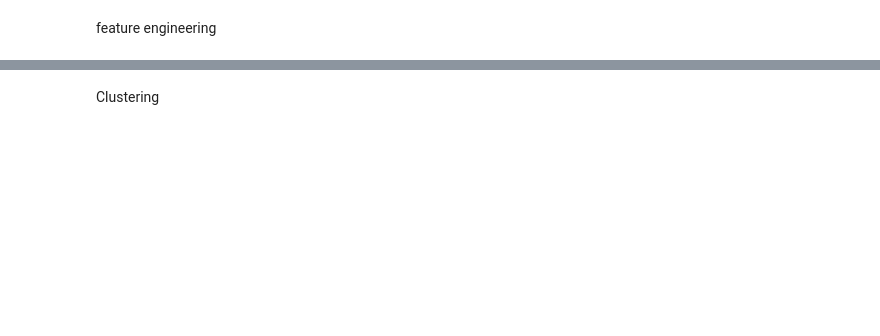
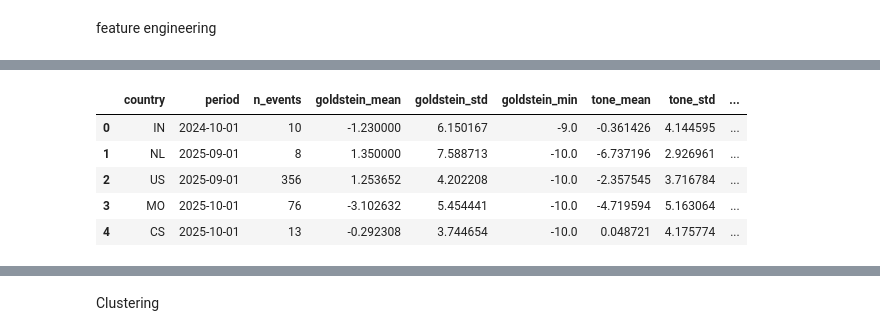
Before and after one commit to limerya/FINAL_bigdata, a Jupyter notebook: bigdata_project.ipynb, the cells around one changed output, grey strips where cells are left out. Saved outputs shown, nothing was run; the diff lists cells and outputs as text; code cells hidden in the pictures; blank space fills up the shorter version.

```diff
--- a/bigdata_project.ipynb
+++ b/bigdata_project.ipynb
@@ -25,6 +51,0 @@ Found 50 files
-# %%
-df = pd.concat([pd.read_parquet(f) for f in files], ignore_index=True)
-print(f"Total rows loaded: {len(df):,}")
-print(f"Memory usage: {df.memory_usage(deep=True).sum() / 1e6:.1f} MB")
-print(f"\nSQLDATE range: {df['SQLDATE'].min()} to {df['SQLDATE'].max()}")
-print(f"DATEADDED range: {df['DATEADDED'].min()} to {df['DATEADDED'].max()}")
@@ -599,0 +571,10 @@ panel.head()
+# %%
+import pandas as pd
+import numpy as np
+from sklearn.preprocessing import StandardScaler
+from sklearn.decomposition import PCA
+
+# Re-read cleaned data with Spark
+CLEAN_PATH = '/content/drive/MyDrive/gdelt_data/cleaned/events_cleaned.parquet'
+sdf = spark.read.parquet(CLEAN_PATH)
+print(f"Loaded {sdf.count():,} events")
@@ -599,0 +583,58 @@ panel.head()
+# %%
+TIME_BUCKET = 'month'        # 'month' or 'week'
+MIN_EVENTS_PER_BUCKET = 5
+
+# ---- Core aggregates ----
+agg = (sdf
+    .withColumnRenamed('ActionGeo_CountryCode', 'country')
+    .withColumnRenamed(TIME_BUCKET, 'period')
+    .groupBy('country', 'period')
+    .agg(
+        F.count('GLOBALEVENTID').alias('n_events'),
+        F.mean('GoldsteinScale').alias('goldstein_mean'),
+        F.stddev('GoldsteinScale').alias('goldstein_std'),
+        F.min('GoldsteinScale').alias('goldstein_min'),
+        F.mean('AvgTone').alias('tone_mean'),
+        F.stddev('AvgTone').alias('tone_std'),
+        F.sum('NumMentions').alias('mentions_sum'),
+        F.mean('NumMentions').alias('mentions_mean'),
+        F.mean('NumSources').alias('sources_mean'),
+        F.countDistinct('Actor1CountryCode').alias('n_unique_actor1'),
+        F.countDistinct('Actor2CountryCode').alias('n_unique_actor2'),
+    ))
+
+# ---- QuadClass pivot ----
+quad = (sdf
+    .withColumnRenamed('ActionGeo_CountryCode', 'country')
+    .withColumnRenamed(TIME_BUCKET, 'period')
+    .groupBy('country', 'period')
+    .pivot('QuadClass', [1, 2, 3, 4])
+    .count()
+    .fillna(0))
+
+for q in [1, 2, 3, 4]:
+    quad = quad.withColumnRenamed(str(q), f'quad_{q}_count')
+
+# ---- Merge + derived ratios (all in Spark) ----
+panel_sdf = (agg.join(quad, ['country', 'period'], 'left')
+    .fillna(0, subset=[f'quad_{q}_count' for q in [1, 2, 3, 4]])
+    .withColumn('verbal_coop_ratio',       F.col('quad_1_count') / F.col('n_events'))
+    .withColumn('material_coop_ratio',     F.col('quad_2_count') / F.col('n_events'))
+    .withColumn('verbal_conflict_ratio',   F.col('quad_3_count') / F.col('n_events'))
+    .withColumn('material_conflict_ratio', F.col('quad_4_count') / F.col('n_events'))
+    .withColumn('any_conflict_ratio',
+                (F.col('quad_3_count') + F.col('quad_4_count')) / F.col('n_events'))
+    .filter(F.col('n_events') >= MIN_EVENTS_PER_BUCKET)
+    .fillna(0, subset=['goldstein_std', 'tone_std']))
+
+# Persist as parquet, then bring into pandas (the panel is small — countries × months)
+panel_path = f'{PROCESSED_DIR}/panel_country_{TIME_BUCKET}.parquet'
+panel_sdf.write.mode('overwrite').parquet(panel_path)
+
+panel = pd.read_parquet(panel_path)
+print(f"Panel rows: {len(panel):,}")
+print(f"Unique countries: {panel['country'].nunique()}")
+print(f"Unique periods:   {panel['period'].nunique()}")
+print(f"\nSaved panel to {panel_path}")
+panel.head()
+# %% [output]
@@ -599,0 +646,6 @@ panel.head()
+|  | country | period | n_events | goldstein_mean | goldstein_std | goldstein_min | tone_mean | tone_std | ... |
+| 0 | IN | 2024-10-01 | 10 | -1.230000 | 6.150167 | -9.0 | -0.361426 | 4.144595 | ... |
+| 1 | NL | 2025-09-01 | 8 | 1.350000 | 7.588713 | -10.0 | -6.737196 | 2.926961 | ... |
+| 2 | US | 2025-09-01 | 356 | 1.253652 | 4.202208 | -10.0 | -2.357545 | 3.716784 | ... |
+| 3 | MO | 2025-10-01 | 76 | -3.102632 | 5.454441 | -10.0 | -4.719594 | 5.163064 | ... |
+| 4 | CS | 2025-10-01 | 13 | -0.292308 | 3.744654 | -10.0 | 0.048721 | 4.175774 | ... |
```
Also changed, not shown: parts of 30 cells of this notebook.
